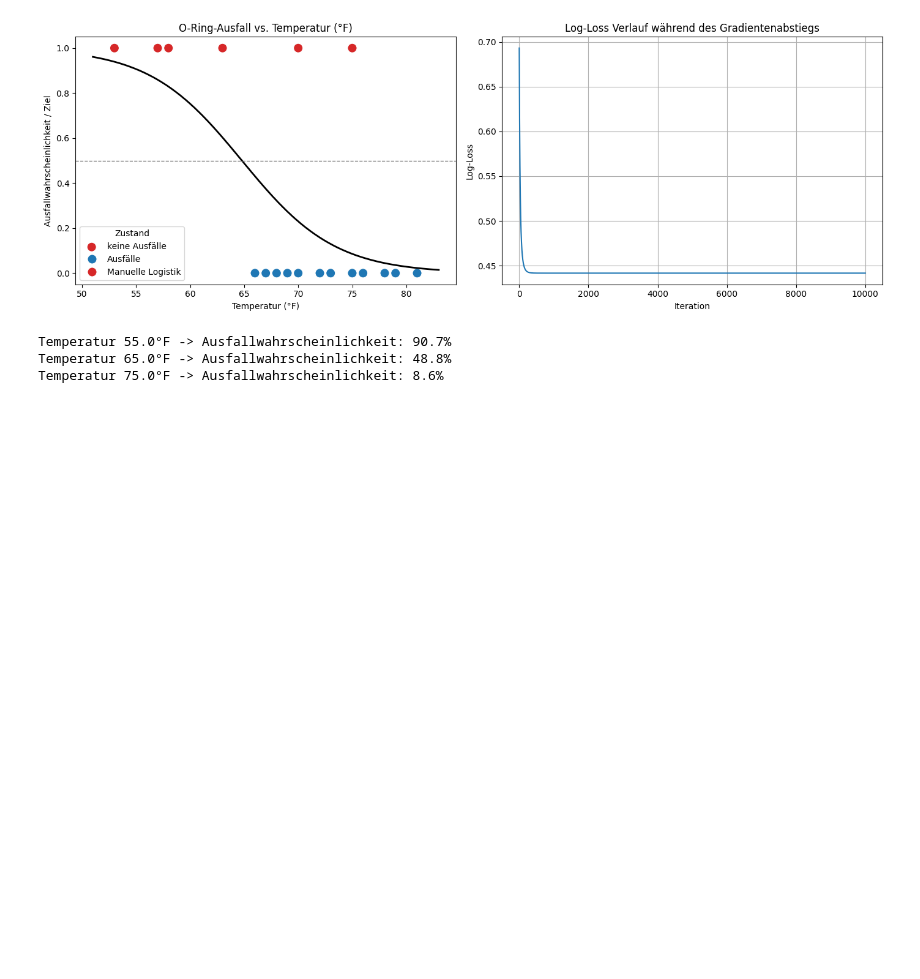
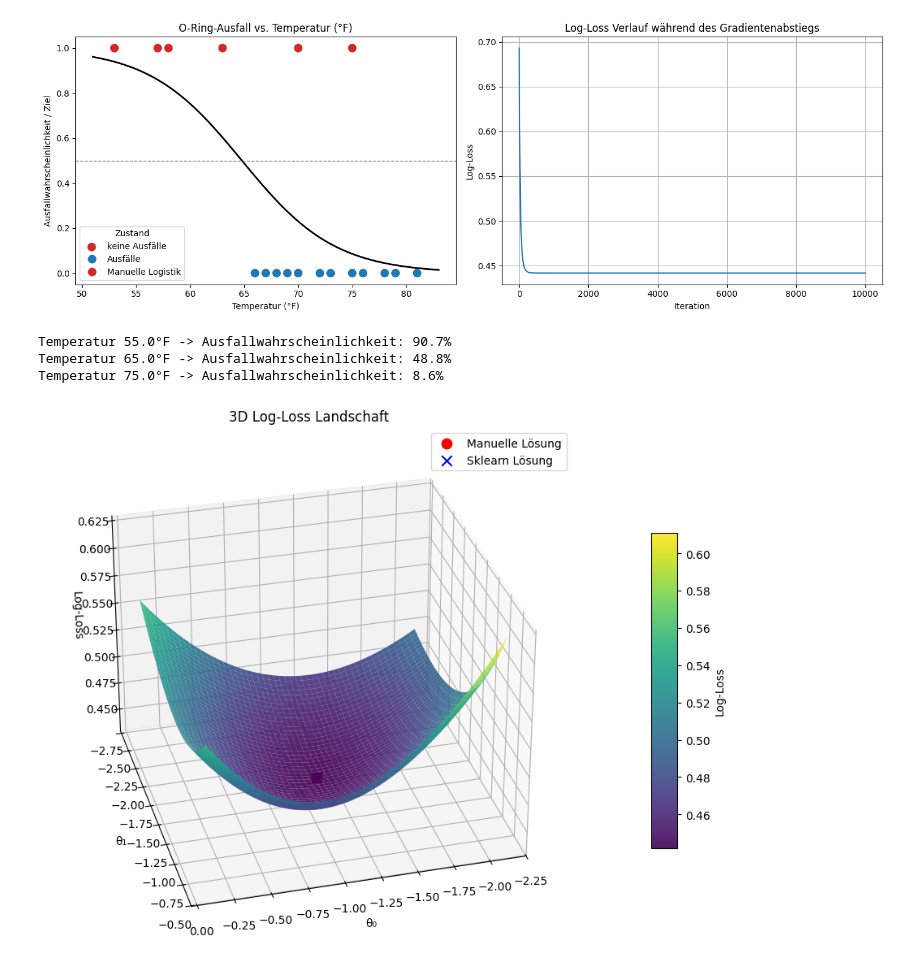
Before and after one commit to antongunst04-ctrl/HFU-Test-Anton-Dennis, a Jupyter notebook: LogReg_Challenger.ipynb, the cells around one changed output. Cells and saved outputs as stored; diff of their text form; code cells hidden in the pictures; blank space fills up the shorter version.

Commit message:
LogLoss Landschaften

```diff
--- a/LogReg_Challenger.ipynb
+++ b/LogReg_Challenger.ipynb
@@ -52,10 +52,10 @@ def train_logreg_simple(X, y, lr=0.1, n_steps=10000):
 
     return theta, losses
 # %%
-# Optional: genaue Berechnung für ein gegebenes theta
-#def compute_cost(X, y, theta):
- #   probs = sigmoid(X @ theta)
-  #  return log_loss(y, probs)
+#Optional: genaue Berechnung für ein gegebenes theta
+def compute_cost(X, y, theta):
+   probs = sigmoid(X @ theta)
+   return log_loss(y, probs)
 # %%
 # Manuelle Implementierung ausführen
 learning_rate = 0.1
@@ -162,3 +164,42 @@ for temp_val, prob in zip(new_temps, probs):
 Temperatur 55.0°F -> Ausfallwahrscheinlichkeit: 90.7%
 Temperatur 65.0°F -> Ausfallwahrscheinlichkeit: 48.8%
 Temperatur 75.0°F -> Ausfallwahrscheinlichkeit: 8.6%
+# %%
+# 3D-Visualisierung der Log-Loss Landschaft im standardisierten Parameterraum
+theta0_range = np.linspace(theta0 - 1, theta0 + 1, 100)
+theta1_range = np.linspace(theta1 - 1, theta1 + 1, 100)
+Theta0, Theta1 = np.meshgrid(theta0_range, theta1_range)
+Loss_landscape = np.zeros_like(Theta0)
+
+for i in range(Theta0.shape[0]):
+    for j in range(Theta0.shape[1]):
+        theta_temp = np.array([Theta0[i, j], Theta1[i, j]])
+        Loss_landscape[i, j] = compute_cost(X, y, theta_temp)
+
+loss_manual = compute_cost(X, y, np.array([theta0, theta1]))
+loss_sk = compute_cost(X, y, np.array([theta0_sk, theta1_sk]))
+
+fig = plt.figure(figsize=(10, 7))
+ax = fig.add_subplot(111, projection='3d')
+
+surface = ax.plot_surface(
+    Theta0, Theta1, Loss_landscape,
+    cmap='viridis',
+    edgecolor='none',
+    alpha=0.9
+ )
+fig.colorbar(surface, shrink=0.6, aspect=12, pad=0.1, label='Log-Loss')
+
+ax.scatter(theta0, theta1, loss_manual, color='red', s=80, label='Manuelle Lösung')
+ax.scatter(theta0_sk, theta1_sk, loss_sk, color='blue', s=80, marker='x', label='Sklearn Lösung')
+
+ax.set_xlabel('θ₀')
+ax.set_ylabel('θ₁')
+ax.set_zlabel('Log-Loss')
+ax.set_title('3D Log-Loss Landschaft')
+ax.view_init(elev=30, azim=75)
+ax.legend()
+plt.tight_layout()
+plt.show()
+# %% [output]
+[figure, added]
```
Also changed, not shown: parts of 2 cells of this notebook.
